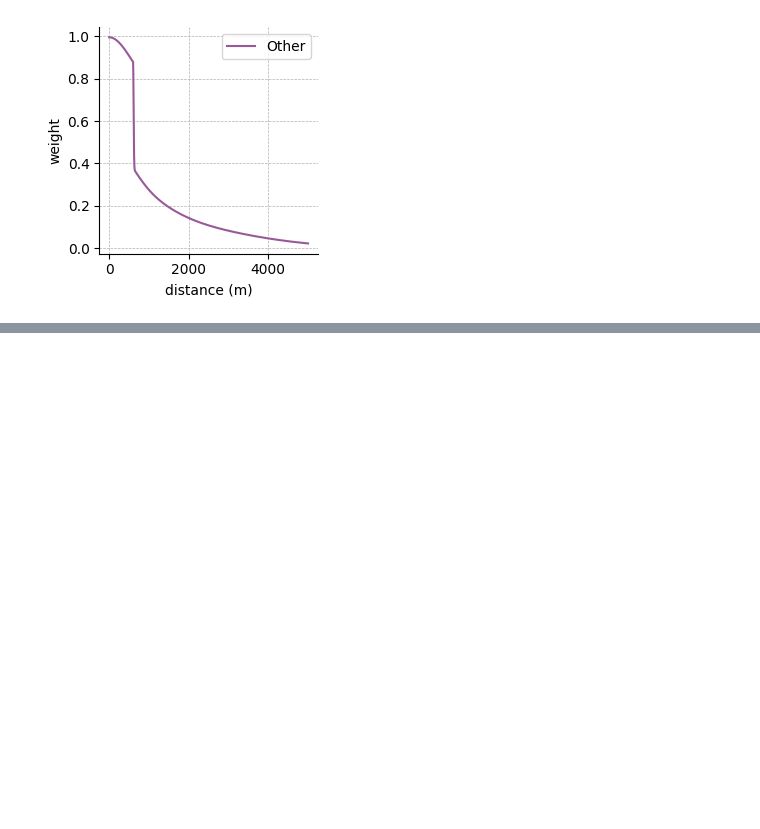
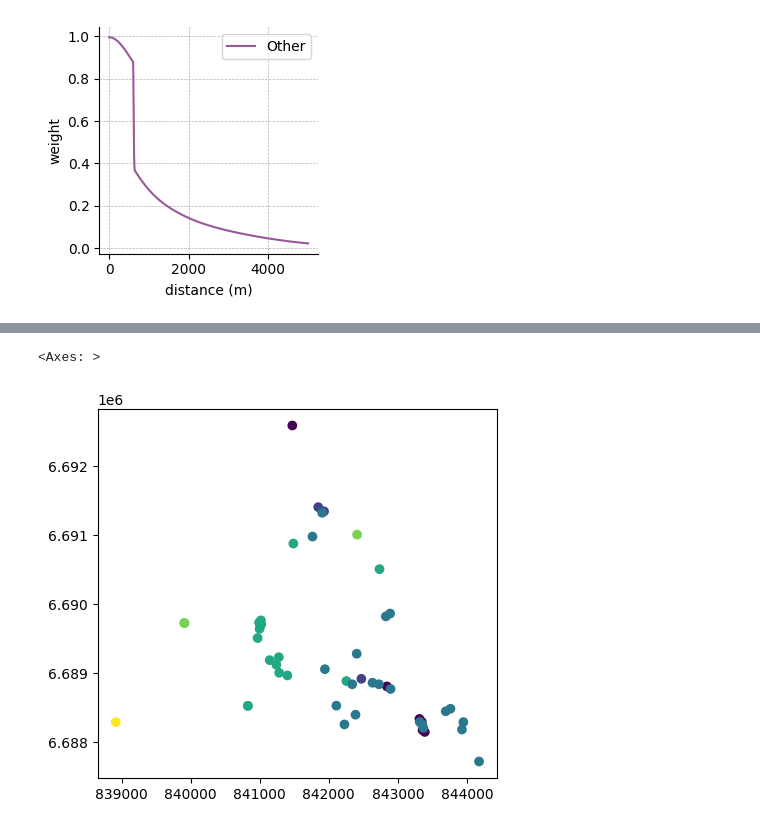
Before and after one commit to ArthurCalvi/Disturbance-Attribution-Dataset-Joining, a Jupyter notebook: join-datasets/create_figures.ipynb, the cells around one changed output, grey strips where cells are left out. Drawn from its saved outputs; the diff is of its cells as text; code cells hidden in the pictures; blank space fills up the shorter version.

```diff
--- a/join-datasets/create_figures.ipynb
+++ b/join-datasets/create_figures.ipynb
@@ -228,0 +415,7 @@ fig4.savefig(f'../figures/ex_final_weighting_{dataset}_{c}.png', dpi=300)
+# %%
+import pandas as pd
+subpart.centroid_date = pd.to_datetime(subpart.centroid_date).dt.year
+subpart[ subpart.cluster == 236 ].plot(column='centroid_date') #236 #227
+# %% [output]
+<Axes: >
+[figure, added]
```
Also changed, not shown: parts of 12 cells of this notebook, 7 other files.
